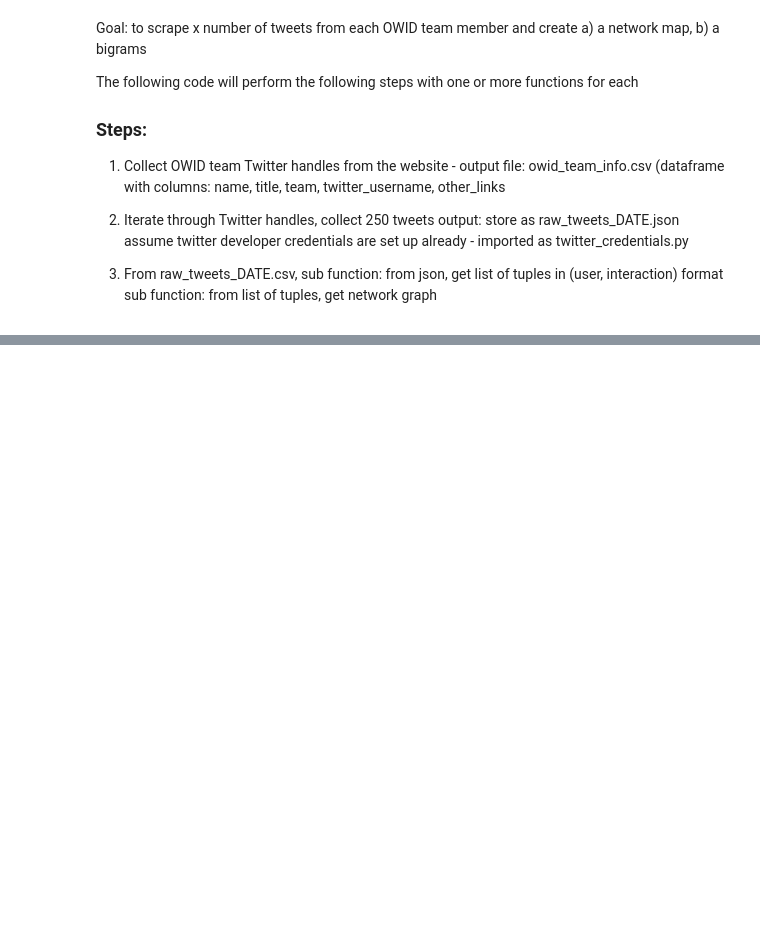
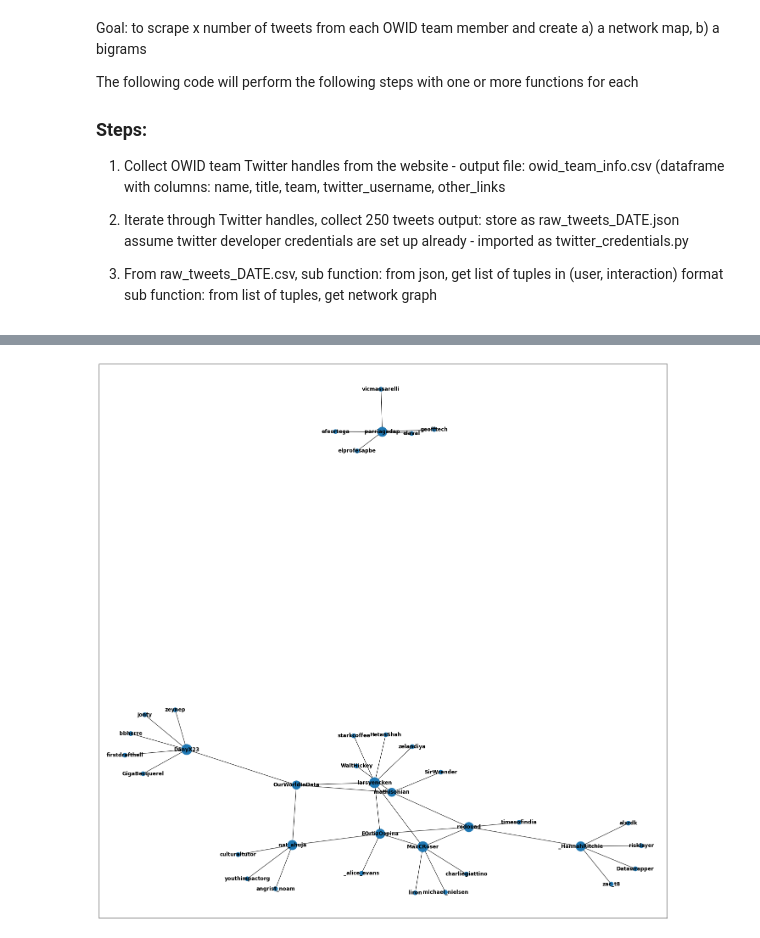
Before and after one commit to jon-tk-chan/twitter_visualizer, a Jupyter notebook: functions.ipynb, the cells around one changed output, grey strips where cells are left out. Drawn from its saved outputs; the diff is of its cells as text; code cells hidden in the pictures; blank space fills up the shorter version.

```diff
--- a/functions.ipynb
+++ b/functions.ipynb
@@ -167,0 +160,26 @@ AttributeError: 'API' object has no attribute 'get_users_followers'
+# %%
+# working
+
+tweets_per_tm=5
+graph = nx.Graph()
+for team_member in team_df['twitter_username']:
+    print(team_member)
+
+    if team_member:
+        print("YESS")
+        tm_tweets = get_user_tweets(team_member, tweets_per_tm)
+        for tweet in tm_tweets:
+            tweet_date = tweet['created_at']
+            tweet_id = tweet['id_str'] #id of ACTUAL TWEET
+            tweet_text= tweet['full_text']
+            user_id = tweet['user']['id_str']
+            user_name = tweet['user']['screen_name']
+
+            interacted_names = [x['screen_name']for x in tweet['entities']['user_mentions']]
+            interacted_ids = [x['id_str'] for x in tweet['entities']['user_mentions']]
+#             print("1 TWEET - TEAM MEMBER, USER NAME, INTERACTED NAMES: ", team_member, user_name, interacted_names )
+            ### user_name == team_member
+            for interacted in interacted_names:
+                graph.add_edge(user_name, interacted, tweet_id = tweet_id)
+    else:
+        print("NOOOO")
@@ -167,0 +204,13 @@ AttributeError: 'API' object has no attribute 'get_users_followers'
+# %%
+#get the degree for each node, then get the values
+deg = nx.degree(graph)
+degree_values = [v for k, v in deg]
+node_size = [v * 100 for v in degree_values] #multiply by 100 to show properly
+position = nx.fruchterman_reingold_layout(graph)
+
+plt.figure(3,figsize=(24,24))
+nx.draw_networkx(graph, pos=position,
+                 with_labels=True, node_size=node_size,
+        font_weight='bold')
+# %% [output]
+[figure, added]
```
Also changed, not shown: parts of 14 cells of this notebook.
